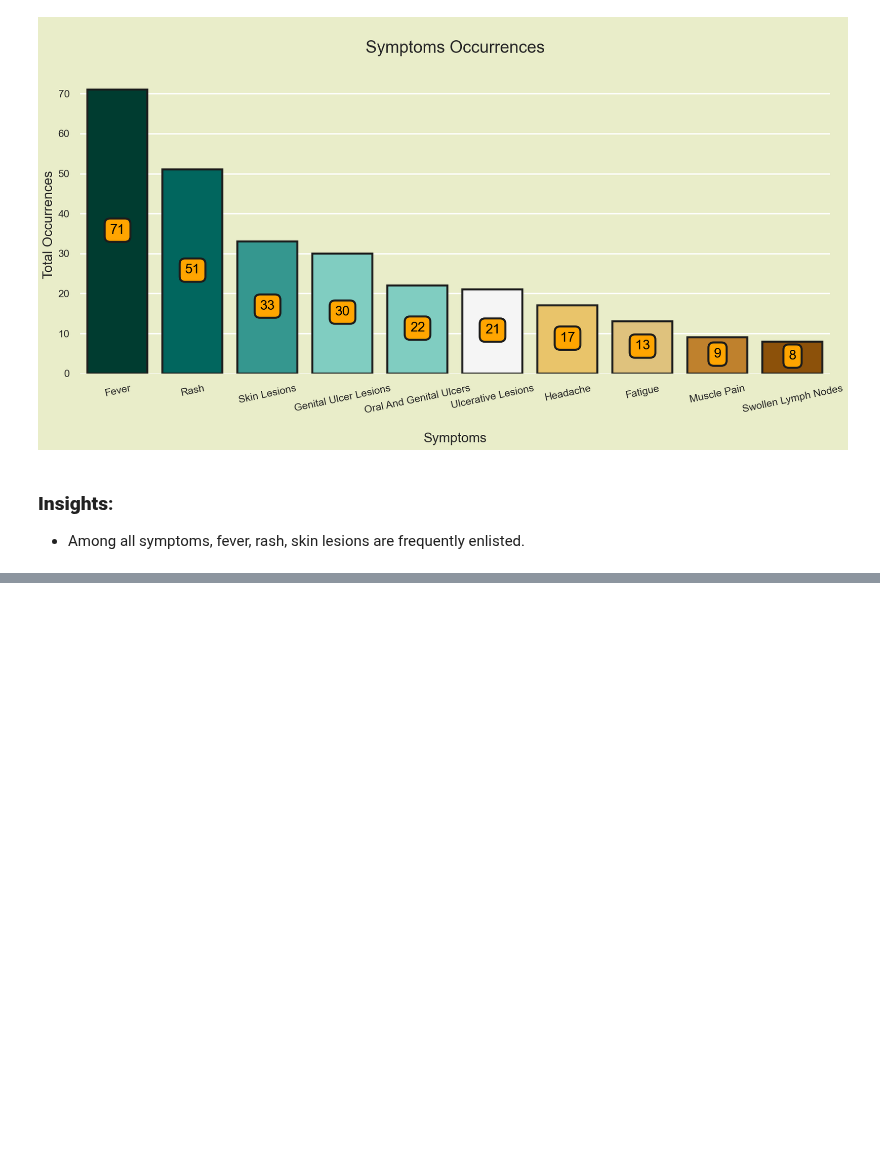
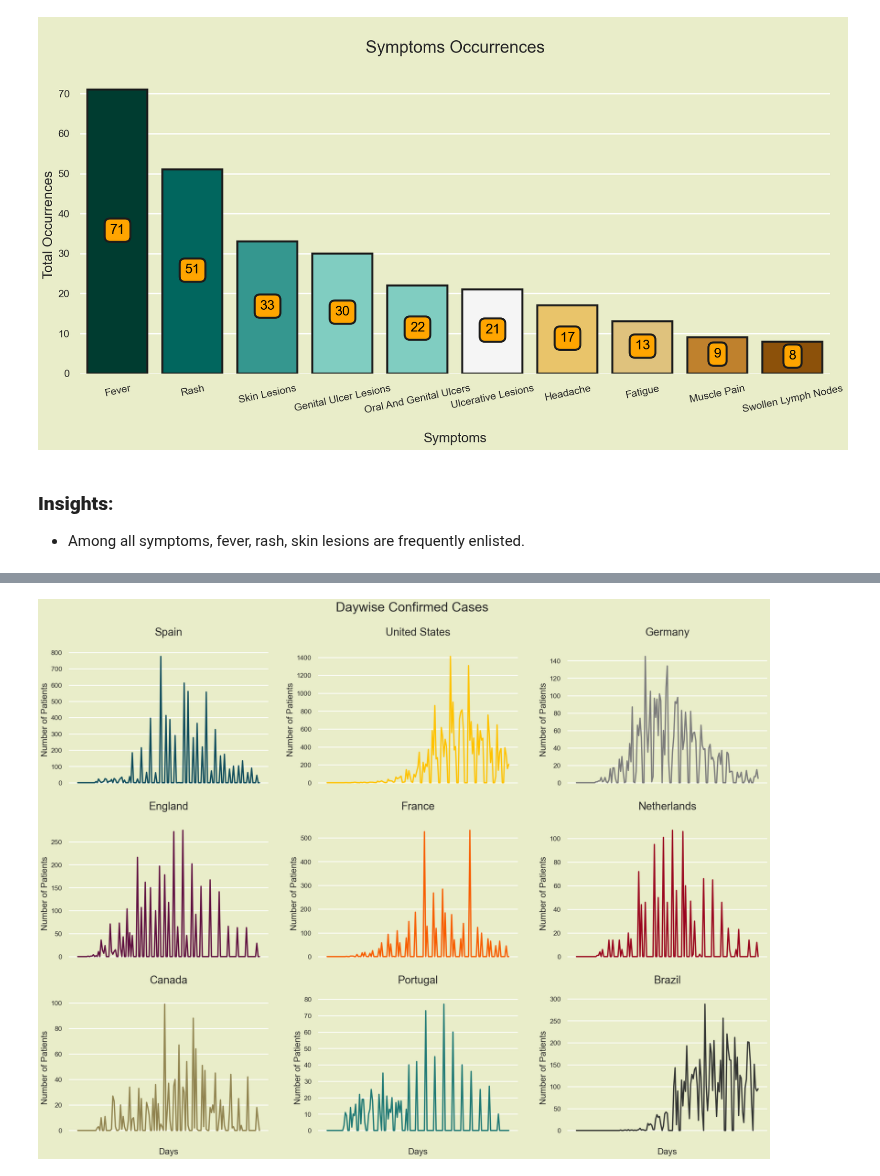
Before and after one commit to noahnoahnoahtran/EDA, a Jupyter notebook: 3_monkeypox/monkeypox_analysis.ipynb, the cells around one changed output, grey strips where cells are left out. Saved outputs shown, nothing was run; the diff lists cells and outputs as text; code cells hidden in the pictures; blank space fills up the shorter version.

```diff
--- a/3_monkeypox/monkeypox_analysis.ipynb
+++ b/3_monkeypox/monkeypox_analysis.ipynb
@@ -271,3 +271,10 @@ plt.show()
 # %% [markdown]
 ### **Insights**:
 - Among all symptoms, fever, rash, skin lesions are frequently enlisted.
+# %%
+case_country["Country"].replace(to_replace=["Democratic Republic Of The Congo","Central African Republic","Republic of Congo"], value=["DR Congo","CA Republic","R Congo"], inplace=True)
+case_country.set_index("Country", inplace=True)
+timeline = case_country.T
+
+print(f"Glimpse of Case Timeline dataset:")
+timeline.head().style.set_properties(**{"background-color": "#254441", "color": "#e9c46a", "border": "1.5px solid black"})
@@ -273,0 +289,55 @@ plt.show()
+# %%
+_, axs = plt.subplots(3, 3, figsize=(25, 18), sharex=True)
+plt.tight_layout(pad=4.0)
+
+sns.lineplot(x=timeline.index, y="Spain", data=timeline, ax=axs[0, 0], color="#0f4c5c")
+axs[0, 0].set_title("Spain\n", fontsize=25)
+axs[0, 0].set_xlabel("\nDays", fontsize=20)
+axs[0, 0].set_ylabel("Number of Patients", fontsize=20)
+
+sns.lineplot(x=timeline.index, y="United States", data=timeline, ax=axs[0, 1], color="#ffc300")
+axs[0, 1].set_title("United States\n", fontsize=25)
+axs[0, 1].set_xlabel("\nDays", fontsize=20)
+axs[0, 1].set_ylabel("Number of Patients", fontsize=20)
+
+sns.lineplot(x=timeline.index, y="Germany", data=timeline, ax=axs[0, 2], color="#7c7c7c")
+axs[0, 2].set_title("Germany\n", fontsize=25)
+axs[0, 2].set_xlabel("\nDays", fontsize=20)
+axs[0, 2].set_ylabel("Number of Patients", fontsize=20)
+
+sns.lineplot(x=timeline.index, y="England", data=timeline, ax=axs[1, 0], color="#5f0f40")
+axs[1, 0].set_title("England\n", fontsize=25)
+axs[1, 0].set_xlabel("\nDays", fontsize=20)
+axs[1, 0].set_ylabel("Number of Patients", fontsize=20)
+
+sns.lineplot(x=timeline.index, y="France", data=timeline, ax=axs[1, 1], color="#f85e00")
+axs[1, 1].set_title("France\n", fontsize=25)
+axs[1, 1].set_xlabel("\nDays", fontsize=20)
+axs[1, 1].set_ylabel("Number of Patients", fontsize=20)
+
+sns.lineplot(x=timeline.index, y="Netherlands", data=timeline, ax=axs[1, 2], color="#9a031e")
+axs[1, 2].set_title("Netherlands\n", fontsize=25)
+axs[1, 2].set_xlabel("\nDays", fontsize=20)
+axs[1, 2].set_ylabel("Number of Patients", fontsize=20)
+
+sns.lineplot(x=timeline.index, y="Canada", data=timeline, ax=axs[2, 0], color="#918450")
+axs[2, 0].set_title("Canada\n", fontsize=25)
+axs[2, 0].set_xlabel("\nDays", fontsize=20)
+axs[2, 0].set_ylabel("Number of Patients", fontsize=20)
+
+sns.lineplot(x=timeline.index, y="Portugal", data=timeline, ax=axs[2, 1], color="#1d7874")
+axs[2, 1].set_title("Portugal\n", fontsize=25)
+axs[2, 1].set_xlabel("\nDays", fontsize=20)
+axs[2, 1].set_ylabel("Number of Patients", fontsize=20)
+
+sns.lineplot(x=timeline.index, y="Brazil", data=timeline, ax=axs[2, 2], color="#333533")
+axs[2, 2].set_title("Brazil\n", fontsize=25)
+axs[2, 2].set_xlabel("\nDays", fontsize=20)
+axs[2, 2].set_ylabel("Number of Patients", fontsize=20)
+axs[2, 2].set_xticks([], minor=False)
+
+plt.suptitle("Daywise Confirmed Cases", fontsize=30, y=1.03)
+sns.despine(left=True, bottom=True)
+plt.show()
+# %% [output]
+[figure, added]
```
Also changed, not shown: parts of 16 cells of this notebook.
